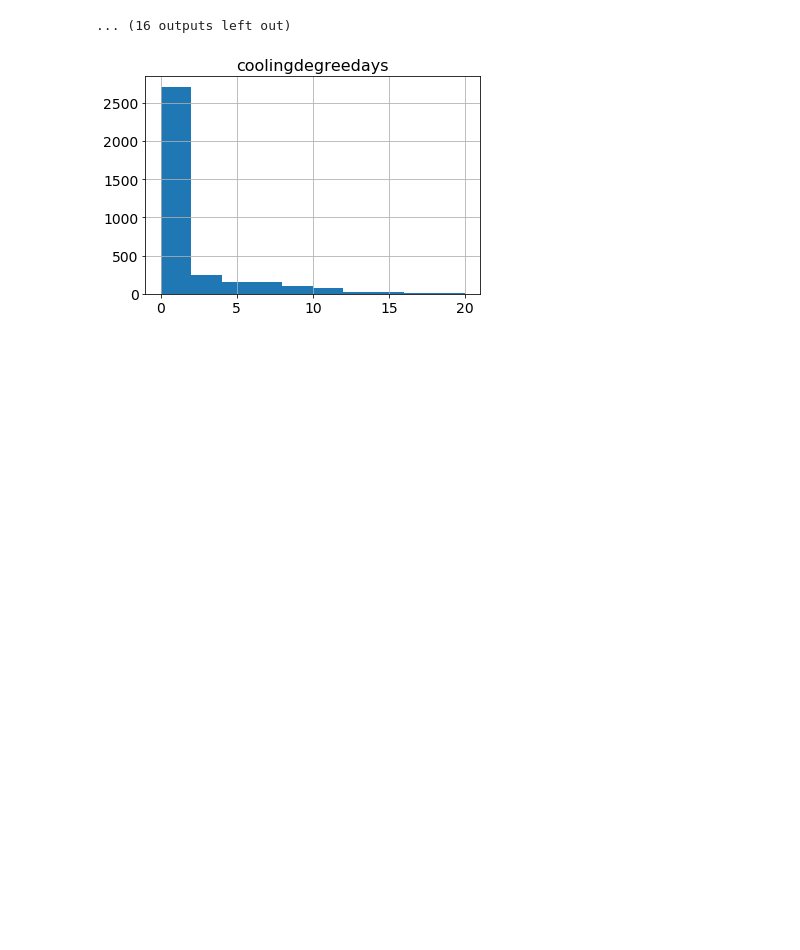
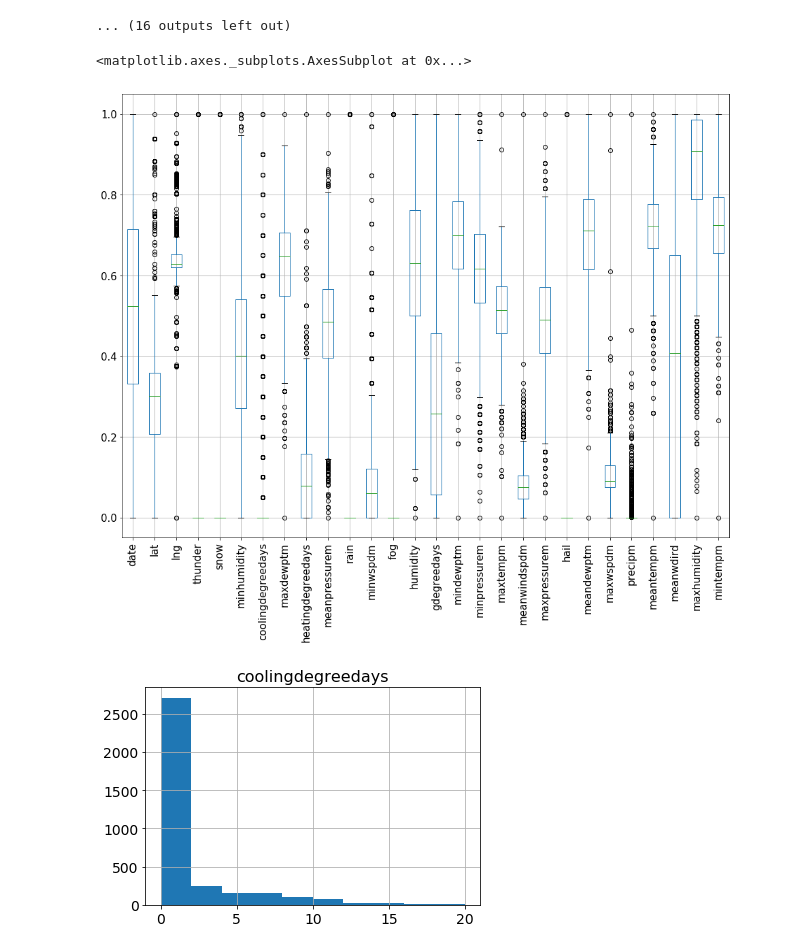
Before and after one commit to nabsonp/Autoencoder_Distribuicao_Especies, a Jupyter notebook: americanToadPreProcessamento.ipynb, the cells around one changed output. Drawn from its saved outputs; the diff is of its cells as text; code cells hidden in the pictures; blank space fills up the shorter version.

Commit message:
Boxplot

```diff
--- a/americanToadPreProcessamento.ipynb
+++ b/americanToadPreProcessamento.ipynb
@@ -477,6 +477,13 @@ for c in base.columns:
 [figure]
 [figure]
 ... (16 outputs left out)
+# %%
+boxes = MinMaxScaler().fit_transform(base)
+boxes = pd.DataFrame(boxes, columns=base.columns)
+boxes.boxplot(rot=90,figsize=(16,12))
+# %% [output]
+<matplotlib.axes._subplots.AxesSubplot at 0x...>
+[figure, added]
 # %%
 # Plota histogramas das features com mais de 10 empates estatísticos
 aux = []
```
